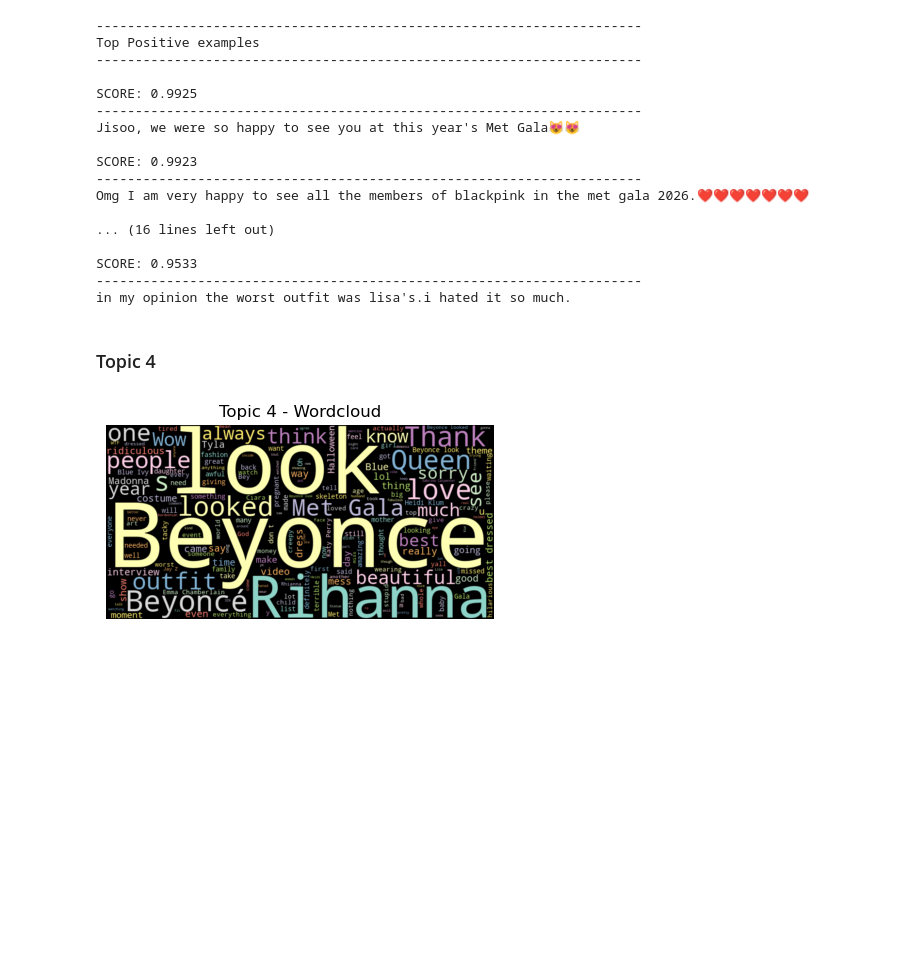
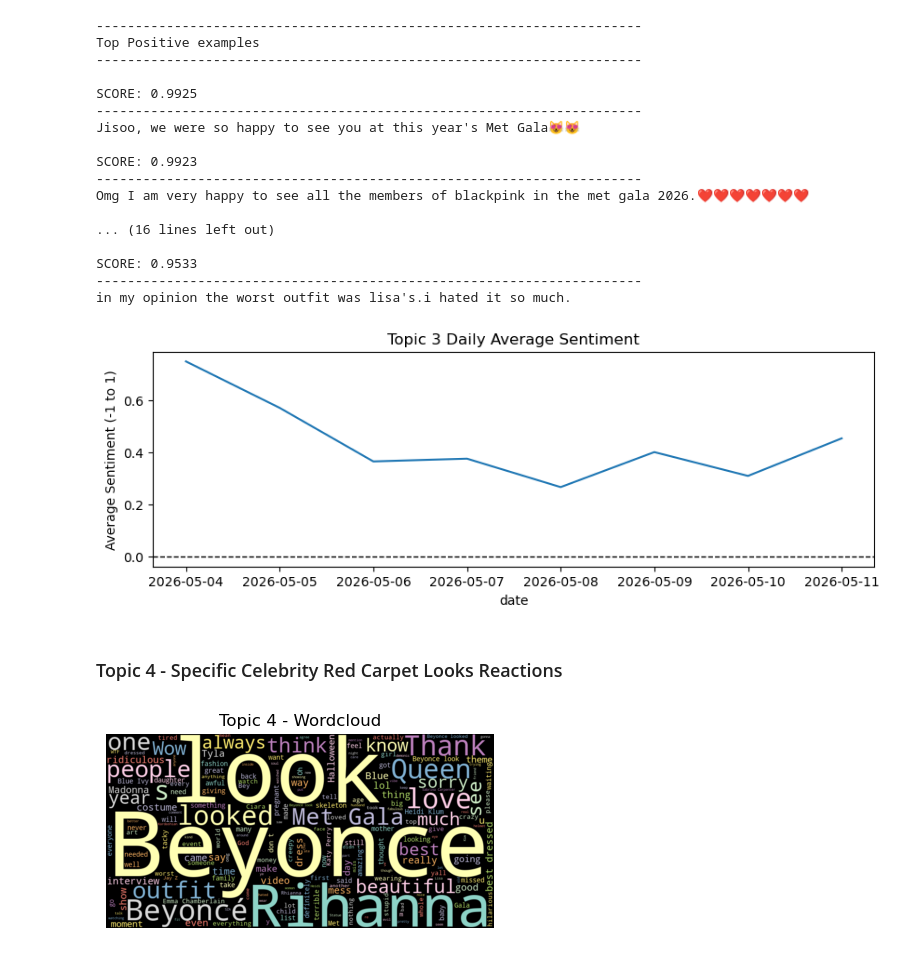
Before and after one commit to gnol-123/Network-Analysis-Project, a Jupyter notebook: notebooks/05_topic_modelling_and_analysis.ipynb, the cells around one changed output. Cells and saved outputs as stored; diff of their text form; code cells hidden in the pictures; blank space fills up the shorter version.

```diff
--- a/notebooks/05_topic_modelling_and_analysis.ipynb
+++ b/notebooks/05_topic_modelling_and_analysis.ipynb
@@ -976,8 +1009,12 @@ Omg I am very happy to see all the members of blackpink in the met gala 2026.❤
 SCORE: 0.9533
 ----------------------------------------------------------------------
 in my opinion the worst outfit was lisa's.i hated it so much.
+# %%
+plot_daily_sentiment(processed_comments_df, topic_id=2)
+# %% [output]
+[figure, added]
 # %% [markdown]
-### Topic 4
+### Topic 4 - Specific Celebrity Red Carpet Looks Reactions
 # %%
 plot_topic_wordcloud(processed_comments_df, topic_id=3)
 # %% [output]
```
Also changed, not shown: parts of 8 cells of this notebook.
